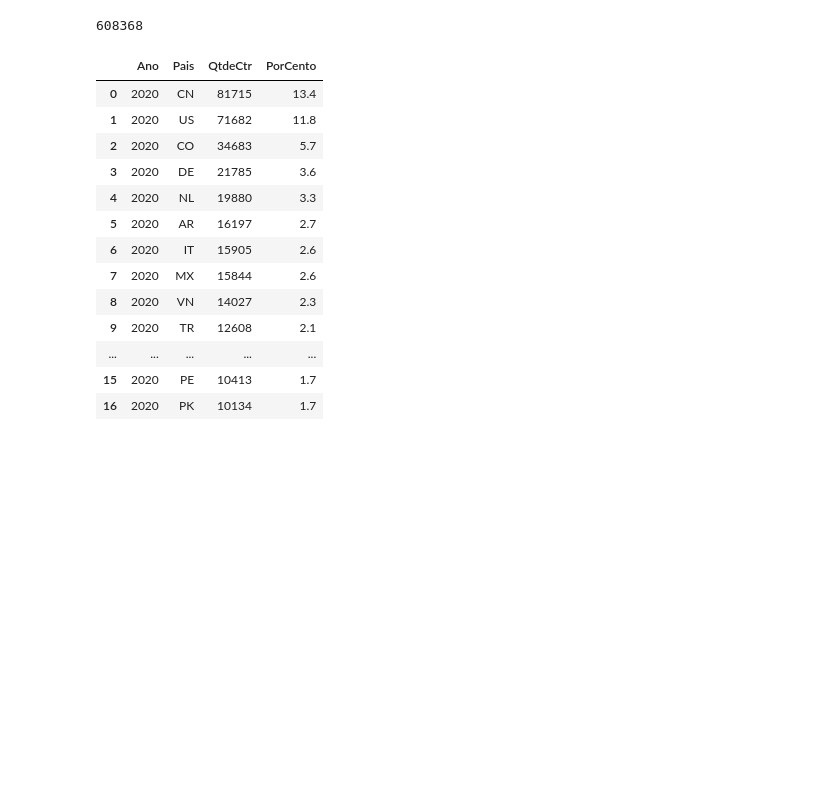
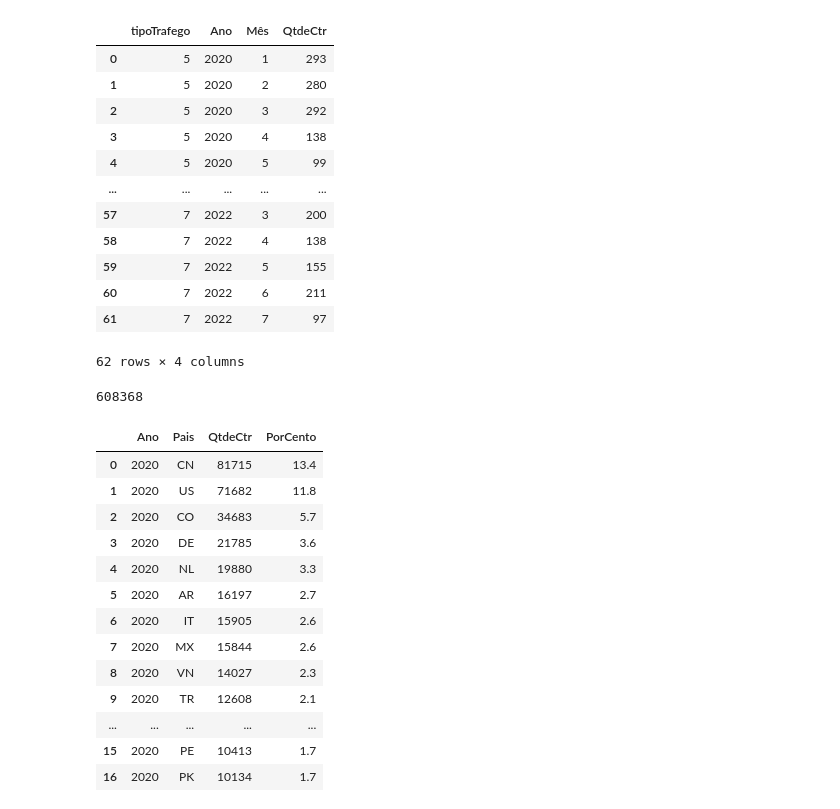
Before and after one commit to IvanBrasilico/virasana, a Jupyter notebook: virasana/notebooks/Estatisticas/Bagagens.ipynb, the cells around one changed output. Saved outputs shown, nothing was run; the diff lists cells and outputs as text; code cells hidden in the pictures; blank space fills up the shorter version.

```diff
--- a/virasana/notebooks/Estatisticas/Bagagens.ipynb
+++ b/virasana/notebooks/Estatisticas/Bagagens.ipynb
@@ -36 +75,17 @@ df_2020_pais = pd.read_sql(SQL_PAISEXPORTACAO % 2020, engine)
+# %%
+df_bagagens
+# %% [output]
+|  | tipoTrafego | Ano | Mês | QtdeCtr |
+| 0 | 5 | 2020 | 1 | 293 |
+| 1 | 5 | 2020 | 2 | 280 |
+| 2 | 5 | 2020 | 3 | 292 |
+| 3 | 5 | 2020 | 4 | 138 |
+| 4 | 5 | 2020 | 5 | 99 |
+| ... | ... | ... | ... | ... |
+| 57 | 7 | 2022 | 3 | 200 |
+| 58 | 7 | 2022 | 4 | 138 |
+| 59 | 7 | 2022 | 5 | 155 |
+| 60 | 7 | 2022 | 6 | 211 |
+| 61 | 7 | 2022 | 7 | 97 |
+62 rows × 4 columns
 # %%
```
Also changed, not shown: parts of 8 cells of this notebook, 7 other files.
